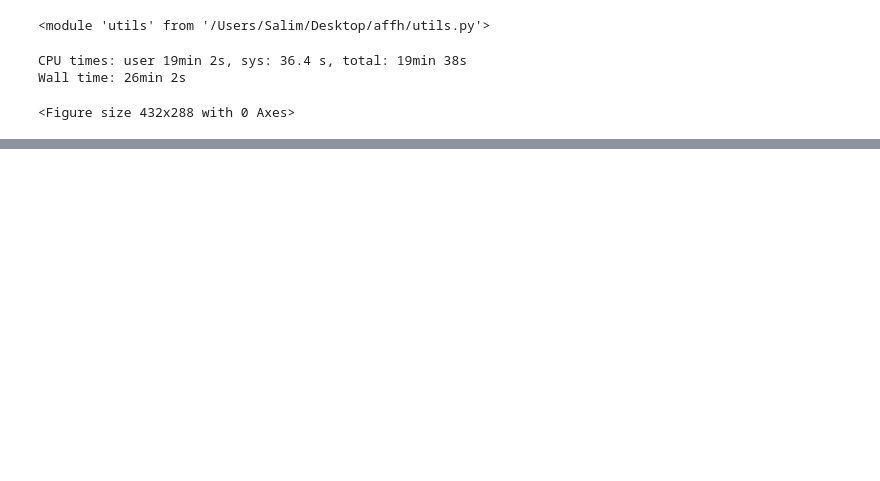
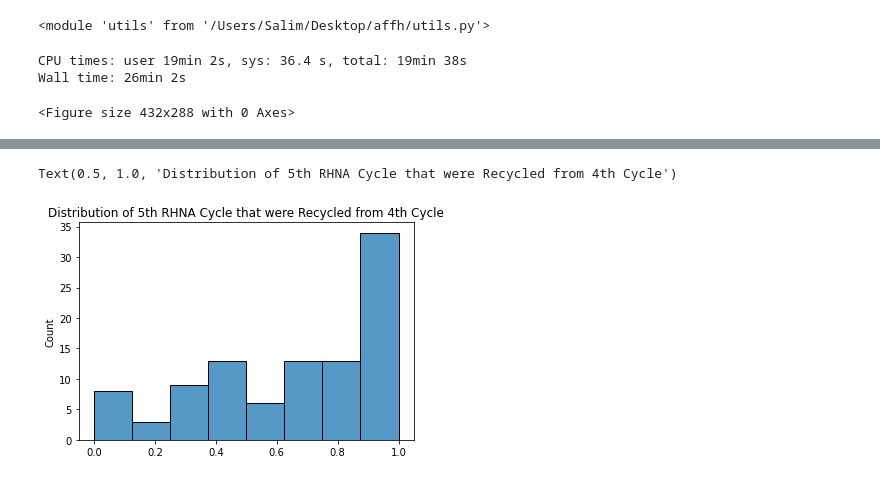
Before and after one commit to sdamerdji/fair_housing_elements, a Jupyter notebook: analysis.ipynb, the cells around one changed output, grey strips where cells are left out. Cells and saved outputs as stored; diff of their text form; code cells hidden in the pictures; blank space fills up the shorter version.

Commit message:
include histograms for distributions

```diff
--- a/analysis.ipynb
+++ b/analysis.ipynb
@@ -38,3 +39,8 @@ for city in tqdm(cities):
 CPU times: user 19min 2s, sys: 36.4 s, total: 19min 38s
 Wall time: 26min 2s
 <Figure size 432x288 with 0 Axes>
+# %%
+for city in cities:
+    overlap = utils.get_4th_cycle_sites_for(city).apn.isin(utils.get_5th_cycle_sites_for(city).apn).mean()
+    if overlap > .9:
+        print(city, overlap)
@@ -40,0 +63,9 @@ Wall time: 26min 2s
+# %%
+overlaps = []
+for city in cities:
+    overlaps.append(utils.get_5th_cycle_sites_for(city).apn.isin(utils.get_4th_cycle_sites_for(city).apn).mean())
+sns.histplot(overlaps)
+plt.title('Distribution of 5th RHNA Cycle that were Recycled from 4th Cycle')
+# %% [output]
+Text(0.5, 1.0, 'Distribution of 5th RHNA Cycle that were Recycled from 4th Cycle')
+[figure, added]
```
Also changed, not shown: parts of 3 cells of this notebook.
